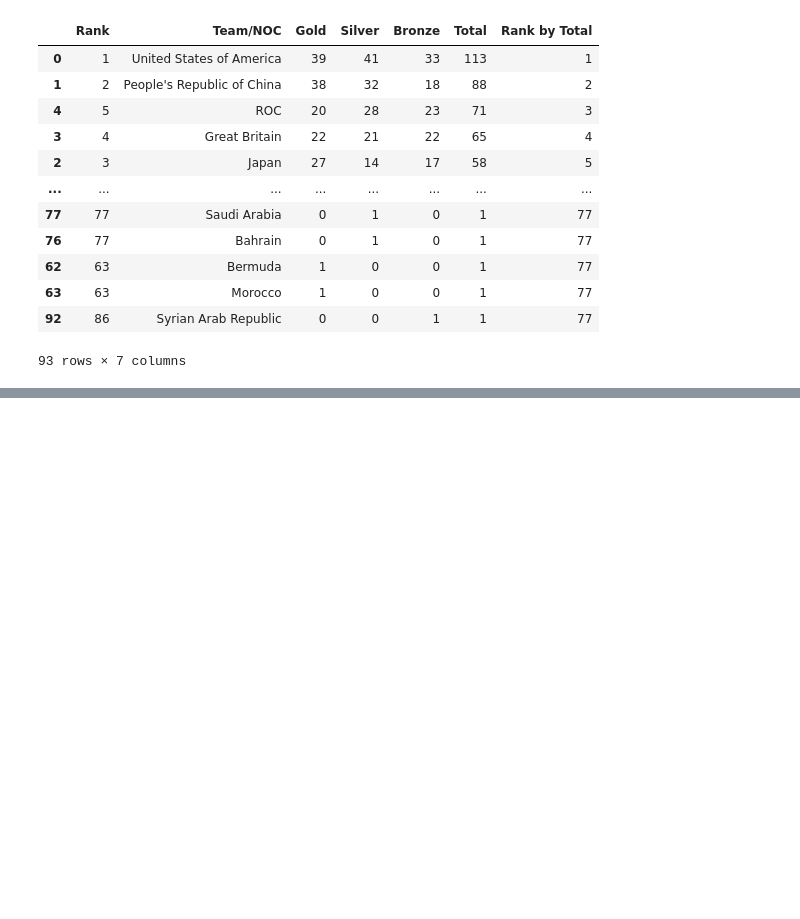
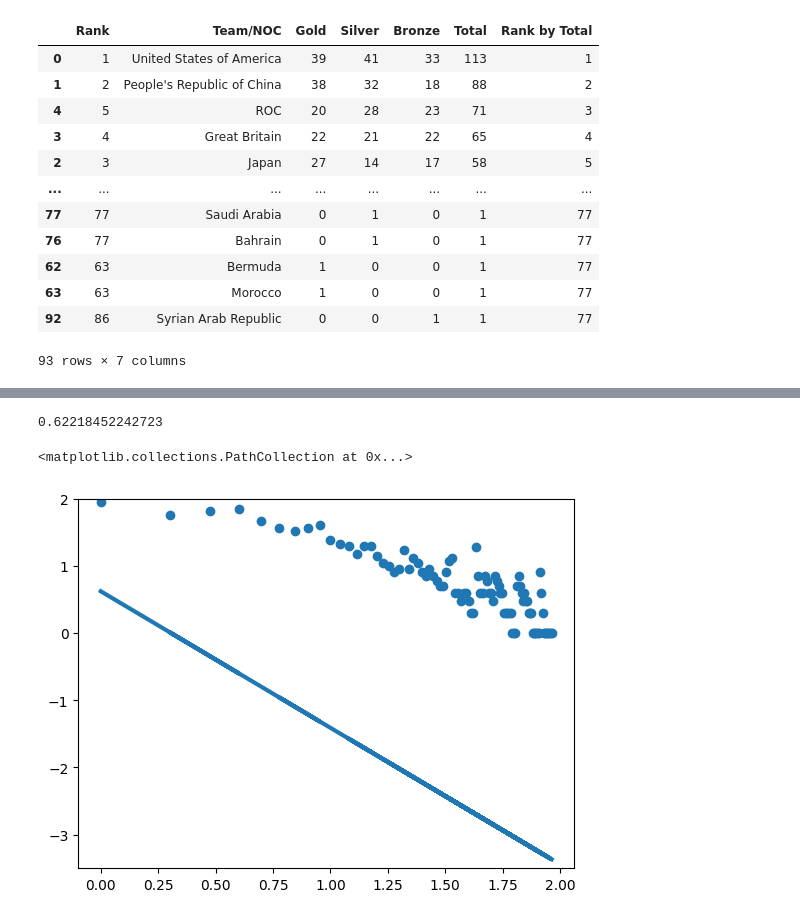
Before and after one commit to hopewu0320/GraphMining_HW1, a Jupyter notebook: power law_analysis_Medals.ipynb, the cells around one changed output, grey strips where cells are left out. Cells and saved outputs as stored; diff of their text form; code cells hidden in the pictures; blank space fills up the shorter version.

```diff
--- a/power law_analysis_Medals.ipynb
+++ b/power law_analysis_Medals.ipynb
@@ -57,9 +57,8 @@ px.scatter(x=Medals["Team/NOC"],y=Medals["Total"],
 # %% [output]
 [interactive output not drawn]
 # %%
-ylog = np.log(Medals.Total)
-xlog=np.log(Medals.index)
-
+ylog = np.log10(Medals.Total) #實際值
+xlog=np.log10(Medals.index)
 #create log-log plot
 px.scatter(x=xlog,y=ylog,title="log-log figure",labels={'x':'index','y':'Total'})
 # %% [output]
@@ -101,0 +99,12 @@ results.power_law.plot_pdf(color= 'b',linestyle='--',label='fit ccdf')
+# %%
+expected_logy=[]
+for x in range(len(Medals.index)):
+    expected_logy.append(-Gamma*xlog[x]+A) #理想值
+print(A)
+plt.ylim(bottom=-3.5,top=2)
+plt.plot(xlog,expected_logy,linewidth=3)
+plt.scatter(xlog,ylog)
+# %% [output]
+0.62218452242723
+<matplotlib.collections.PathCollection at 0x...>
+[figure, added]
```
Also changed, not shown: parts of 6 cells of this notebook.
